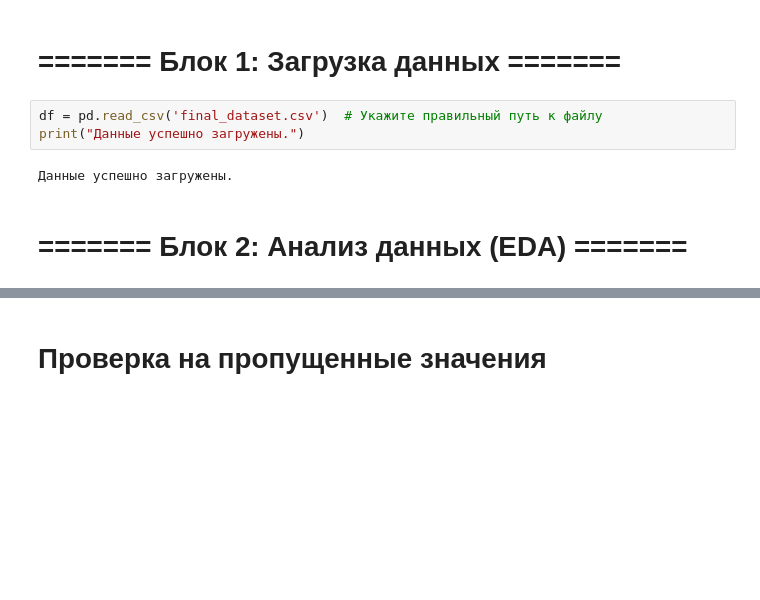
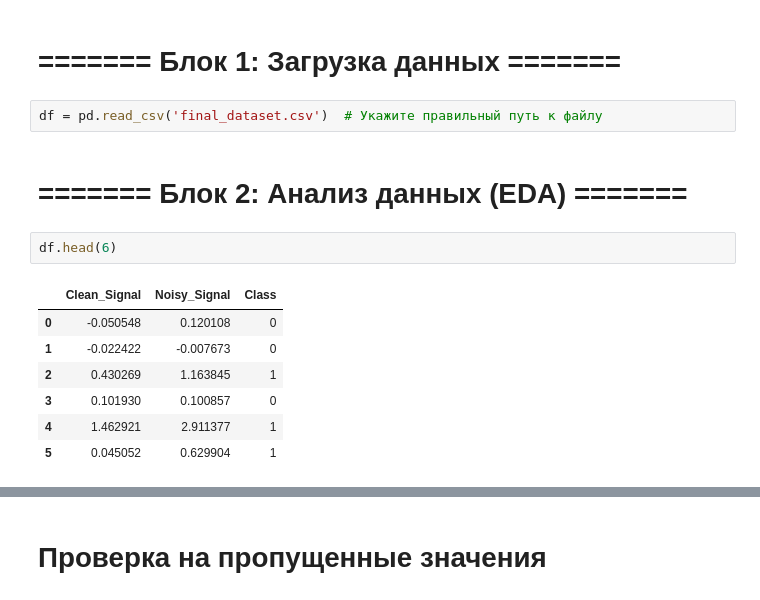
Before and after one commit to NzitaKatendi/Machine-learning-methods, a Jupyter notebook: PROJECT/Проект-dknzita_2.ipynb, the cells around one changed output, grey strips where cells are left out. Saved outputs shown, nothing was run; the diff lists cells and outputs as text; blank space fills up the shorter version.

```diff
--- a/PROJECT/Проект-dknzita_2.ipynb
+++ b/PROJECT/Проект-dknzita_2.ipynb
@@ -17,11 +17,18 @@ warnings.filterwarnings("ignore")
 # ======= Блок 1: Загрузка данных =======
 # %%
 df = pd.read_csv('final_dataset.csv')  # Укажите правильный путь к файлу
-print("Данные успешно загружены.")
-# %% [output]
-Данные успешно загружены.
 # %% [markdown]
 # ======= Блок 2: Анализ данных (EDA) =======
+# %%
+df.head(6)
+# %% [output]
+|  | Clean_Signal | Noisy_Signal | Class |
+| 0 | -0.050548 | 0.120108 | 0 |
+| 1 | -0.022422 | -0.007673 | 0 |
+| 2 | 0.430269 | 1.163845 | 1 |
+| 3 | 0.101930 | 0.100857 | 0 |
+| 4 | 1.462921 | 2.911377 | 1 |
+| 5 | 0.045052 | 0.629904 | 1 |
 # %%
 print("Описание данных:")
 print(df.describe())
```
Also changed, not shown: parts of 19 cells of this notebook, 1 other file.
